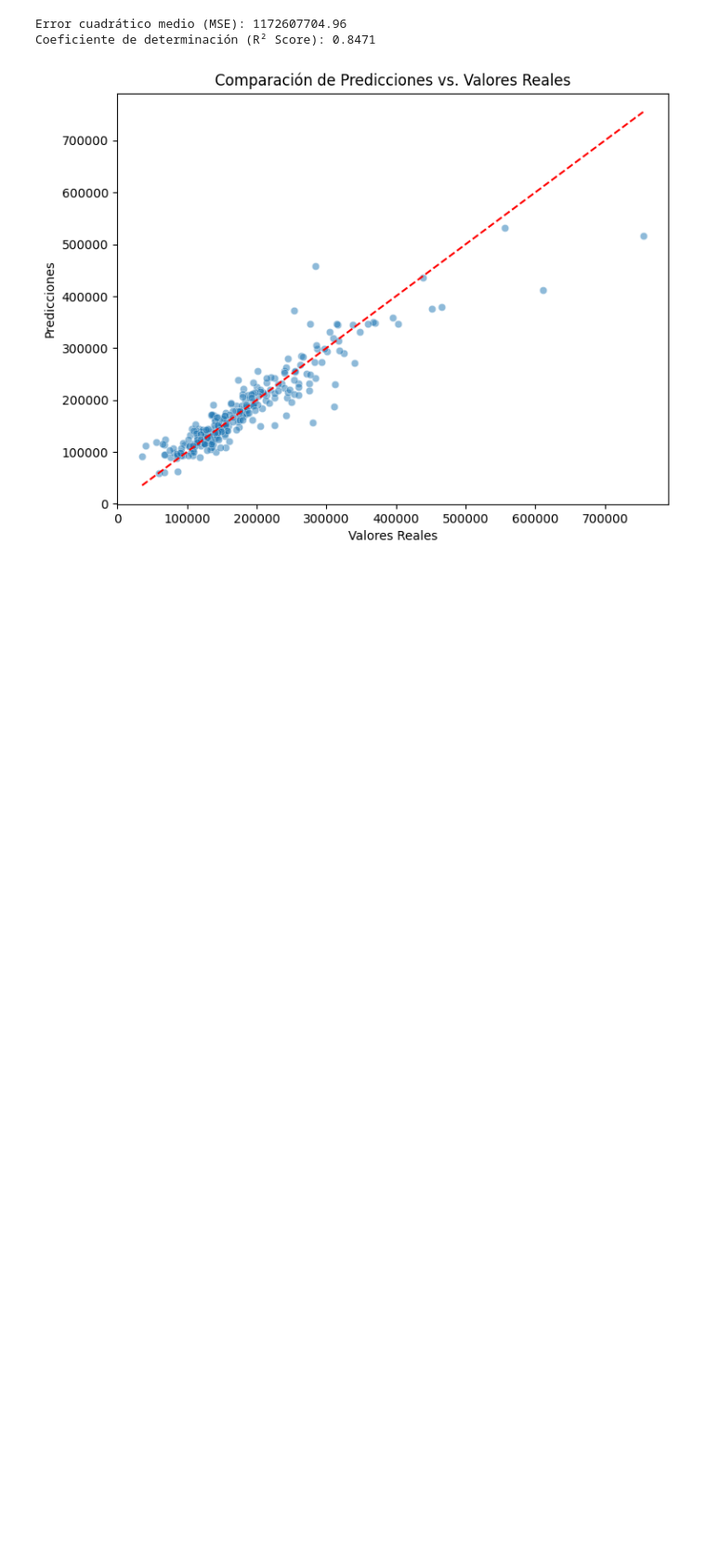
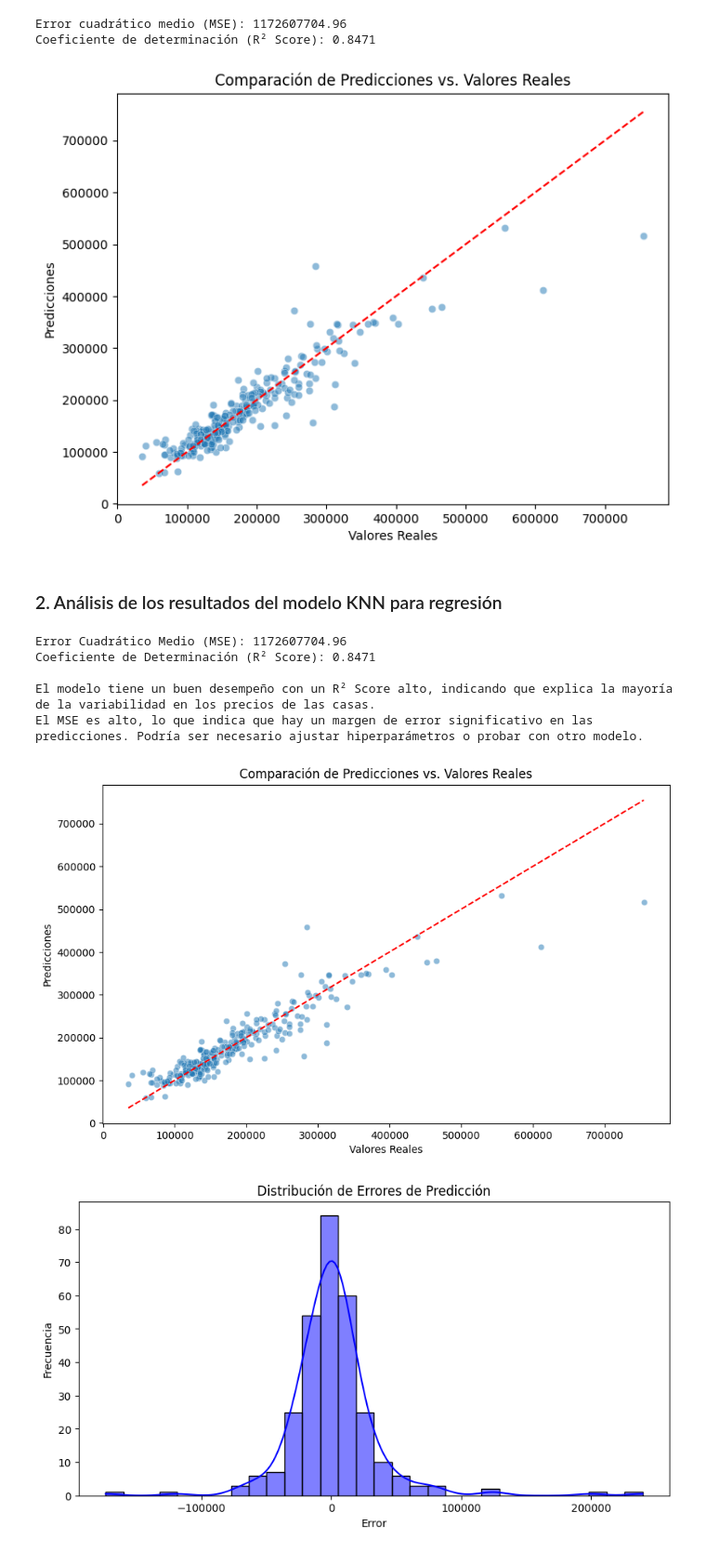
Before and after one commit to EstebanZG999/HT6Mineria, a Jupyter notebook: src/knn.ipynb, the cells around one changed output. Shown at 93% size. Saved outputs shown, nothing was run; the diff lists cells and outputs as text; code cells hidden in the pictures; blank space fills up the shorter version.

```diff
--- a/src/knn.ipynb
+++ b/src/knn.ipynb
@@ -57,3 +57,49 @@ plt.show()
 Error cuadrático medio (MSE): 1172607704.96
 Coeficiente de determinación (R² Score): 0.8471
 [figure]
+# %% [markdown]
+### 2. Análisis de los resultados del modelo KNN para regresión
+# %%
+# Evaluar el modelo KNN para regresión
+
+# Calcular métricas de evaluación
+mse = mean_squared_error(y_test, y_pred)
+r2 = r2_score(y_test, y_pred)
+
+# Imprimir los resultados
+print(f'Error Cuadrático Medio (MSE): {mse:.2f}')
+print(f'Coeficiente de Determinación (R² Score): {r2:.4f}')
+
+# Análisis de los resultados
+if r2 > 0.8:
+    print("\nEl modelo tiene un buen desempeño con un R² Score alto, indicando que explica la mayoría de la variabilidad en los precios de las casas.")
+else:
+    print("\nEl modelo podría mejorarse, ya que el R² Score indica que no está explicando bien la variabilidad en los datos.")
+
+if mse > 1e9:
+    print("El MSE es alto, lo que indica que hay un margen de error significativo en las predicciones. Podría ser necesario ajustar hiperparámetros o probar con otro modelo.")
+
+# Visualizar los resultados
+plt.figure(figsize=(10,6))
+sns.scatterplot(x=y_test, y=y_pred, alpha=0.5)
+plt.plot([min(y_test), max(y_test)], [min(y_test), max(y_test)], color='red', linestyle='--')
+plt.xlabel('Valores Reales')
+plt.ylabel('Predicciones')
+plt.title('Comparación de Predicciones vs. Valores Reales')
+
+# Mostrar el análisis de dispersión de errores
+error = y_test - y_pred
+plt.figure(figsize=(10,5))
+sns.histplot(error, bins=30, kde=True, color='blue')
+plt.title('Distribución de Errores de Predicción')
+plt.xlabel('Error')
+plt.ylabel('Frecuencia')
+plt.show()
+# %% [output]
+Error Cuadrático Medio (MSE): 1172607704.96
+Coeficiente de Determinación (R² Score): 0.8471
+
+El modelo tiene un buen desempeño con un R² Score alto, indicando que explica la mayoría de la variabilidad en los precios de las casas.
+El MSE es alto, lo que indica que hay un margen de error significativo en las predicciones. Podría ser necesario ajustar hiperparámetros o probar con otro modelo.
+[figure, added]
+[figure, added]
```
